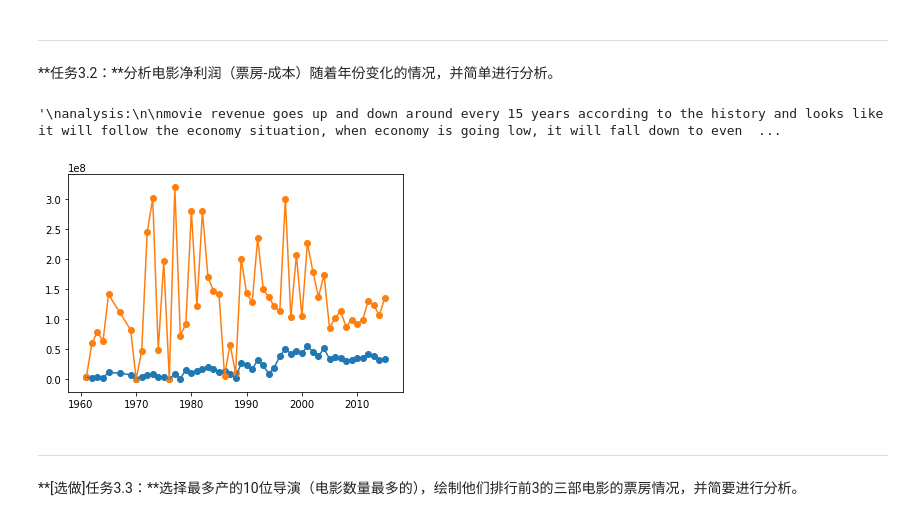
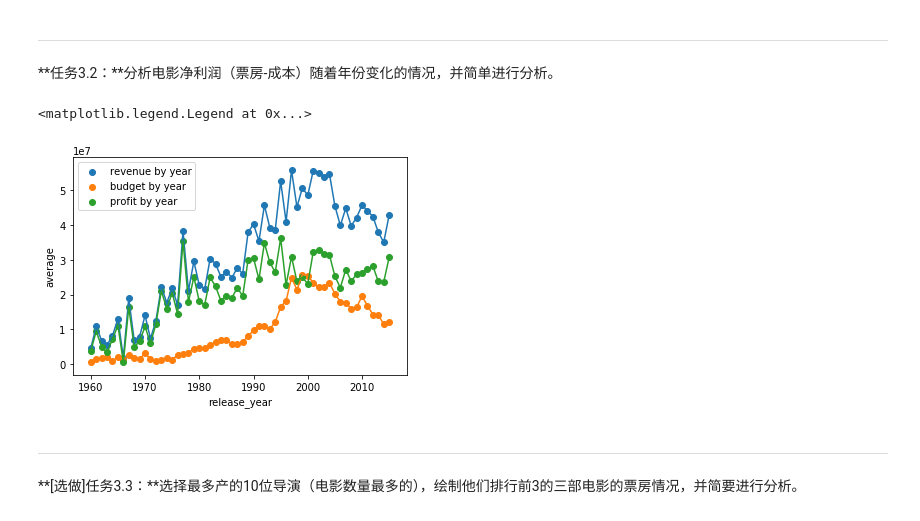
Before and after one commit to dokken123/AIPND-cn-P2, a Jupyter notebook: P2_Explore_Movie_Dataset/Explore Movie Dataset.ipynb, the cells around one changed output. Cells and saved outputs as stored; diff of their text form; code cells hidden in the pictures.

```diff
--- a/P2_Explore_Movie_Dataset/Explore Movie Dataset.ipynb
+++ b/P2_Explore_Movie_Dataset/Explore Movie Dataset.ipynb
@@ -142 +162,8 @@ movie_data.describe()
+# %%
+movie_data.drop('homepage',axis=1, inplace=True)
+movie_data.drop('tagline',axis=1, inplace=True)
+# %%
+movie_data['keywords'].fillna('UNKNOWN', inplace=True)
+movie_data['production_companies'].fillna('UNKNOWN', inplace=True)
+movie_data['cast'].fillna('UNKNOWN', inplace=True)
 # %%
@@ -353,22 +402,37 @@ plt.scatter(data=top_popularity, x=top_popularity.index,y=top_popularity['popula
 ---
 **任务3.2：**分析电影净利润（票房-成本）随着年份变化的情况，并简单进行分析。
 # %%
-avg_revenue_by_year = movie_data.groupby('release_year').agg({'revenue':'mean','budget':'mean'}).sort_values(by='release_year')
-plt.errorbar(data=avg_revenue_by_year, x=avg_revenue_by_year.index,y=avg_revenue_by_year['budget'])
-plt.errorbar(data=avg_revenue_by_year, x=avg_revenue_by_year.index,y=avg_revenue_by_year['revenue'])
-plt.scatter(data=avg_revenue_by_year, x=avg_revenue_by_year.index,y=avg_revenue_by_year['budget'])
-plt.scatter(data=avg_revenue_by_year, x=avg_revenue_by_year.index,y=avg_revenue_by_year['revenue'])
-"""
-analysis:
-movie budget looks stable and does not has big chages before 2000, afterwards it raises for a little bit, and it does not have certain relationships
-to revenue from the statistics
-movie revenue goes up and down around every 15 years according to the history and looks like it will follow the economy situation,
-when economy is going low, it will fall down to even zero
+movie_data['profit'] = movie_data['revenue'] - movie_data['budget']
+avg_revenue_by_year = movie_data.groupby('release_year')['revenue'].mean()
+avg_budget_by_year = movie_data.groupby('release_year')['budget'].mean()
+avg_profit_by_year = movie_data.groupby('release_year')['profit'].mean()
+plt.xlabel('release_year')
+plt.ylabel('average')
+plt.errorbar(data=avg_revenue_by_year, x=avg_revenue_by_year.index,y=avg_revenue_by_year, label='revenue by year')
+plt.errorbar(data=avg_revenue_by_year, x=avg_budget_by_year.index,y=avg_budget_by_year, label='budget by year')
+plt.errorbar(data=avg_revenue_by_year, x=avg_revenue_by_year.index,y=avg_profit_by_year, label='profit by year')
+plt.scatter(data=avg_revenue_by_year, x=avg_revenue_by_year.index,y=avg_revenue_by_year, label='revenue by year')
+plt.scatter(data=avg_revenue_by_year, x=avg_budget_by_year.index,y=avg_budget_by_year, label='budget by year')
+plt.scatter(data=avg_revenue_by_year, x=avg_profit_by_year.index,y=avg_profit_by_year, label='profit by year')
+plt.legend(['revenue by year','budget by year','profit by year'])
+# avg_revenue_by_year = movie_data.groupby('release_year').agg({'revenue':'mean','budget':'mean','profit':'mean'}).sort_values(by='release_year')
+# plt.errorbar(data=avg_revenue_by_year, x=avg_revenue_by_year.index,y=avg_revenue_by_year['budget'])
+# plt.errorbar(data=avg_revenue_by_year, x=avg_revenue_by_year.index,y=avg_revenue_by_year['revenue'])
+# plt.errorbar(data=avg_revenue_by_year, x=avg_revenue_by_year.index,y=avg_revenue_by_year['profit'])
+# plt.scatter(data=avg_revenue_by_year, x=avg_revenue_by_year.index,y=avg_revenue_by_year['budget'])
+# plt.scatter(data=avg_revenue_by_year, x=avg_revenue_by_year.index,y=avg_revenue_by_year['revenue'])
+# plt.errorbar(data=avg_revenue_by_year, x=avg_revenue_by_year.index,y=avg_revenue_by_year['profit'])
+# """
+# analysis:
+# movie budget looks stable and does not has big chages before 2000, afterwards it raises for a little bit, and it does not have certain relationships
+# to revenue from the statistics
+# movie revenue goes up and down around every 15 years according to the history and looks like it will follow the economy situation,
+# when economy is going low, it will fall down to even zero
 
-"""
+# """
 # %% [output]
-'\nanalysis:\n\nmovie revenue goes up and down around every 15 years according to the history and looks like it will follow the economy situation, when economy is going low, it will fall down to even  ...
+<matplotlib.legend.Legend at 0x...>
-[figure, old version]
+[figure, new version]
 # %% [markdown]
 ---
 
```
Also changed, not shown: parts of 17 cells of this notebook, 2 other files.
